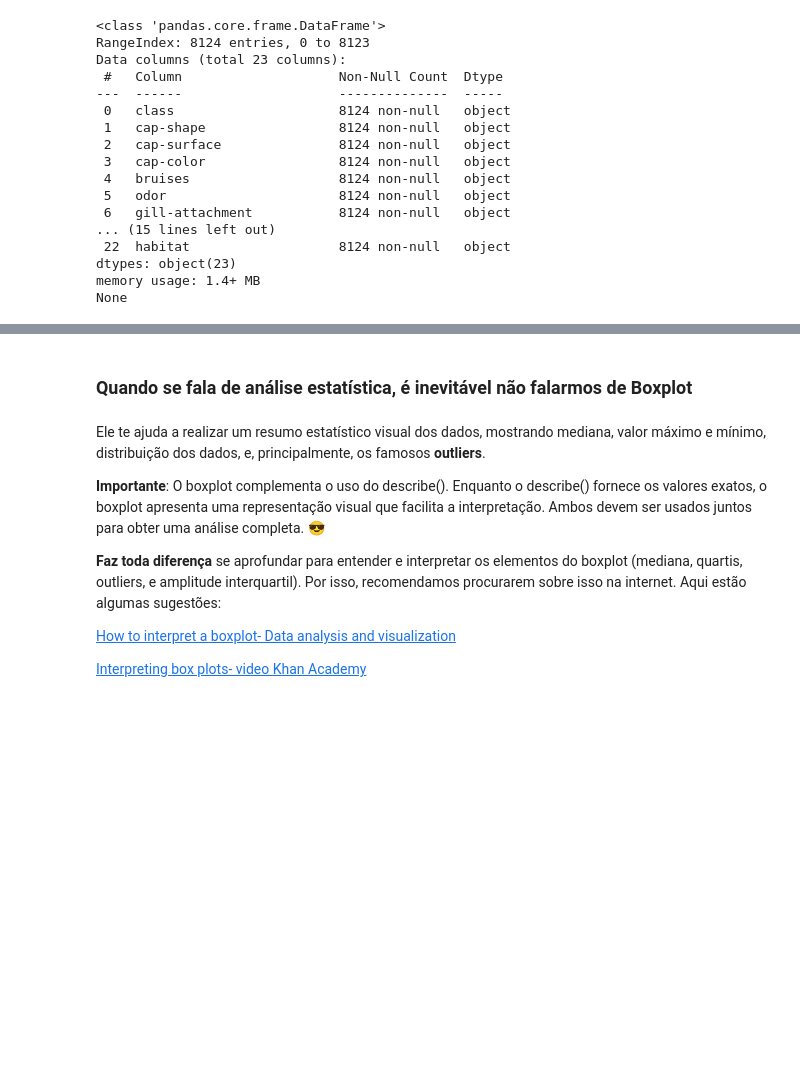
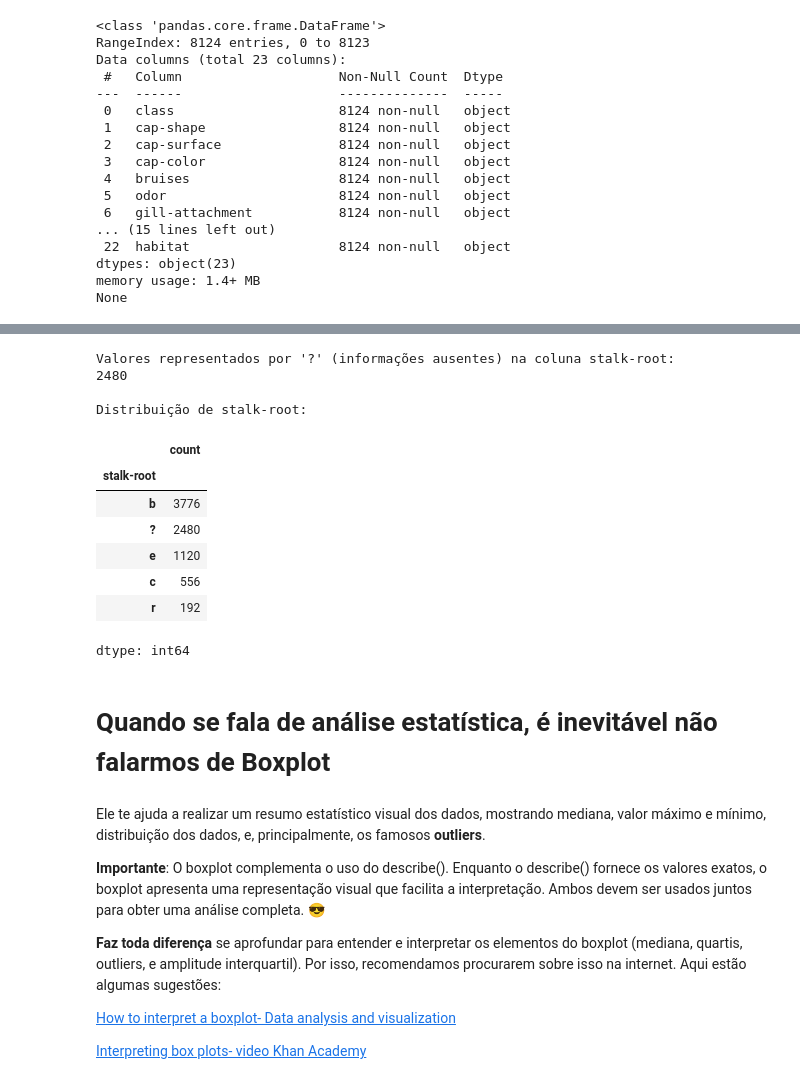
Before and after one commit to Walisson-Sales/Atividade-de-Analise-Exploratoria-de-Dados, a Jupyter notebook: notebook_EDA.ipynb, the cells around one changed output, grey strips where cells are left out. Cells and saved outputs as stored; diff of their text form; code cells hidden in the pictures; blank space fills up the shorter version.

```diff
--- a/notebook_EDA.ipynb
+++ b/notebook_EDA.ipynb
@@ -417,5 +445,24 @@ freq          7488      3968              2388       4040    3148
+# %%
+print("Valores representados por '?' (informações ausentes) na coluna stalk-root:")
+print((df["stalk-root"] == "?").sum())
+
+print("\nDistribuição de stalk-root:")
+display(df["stalk-root"].value_counts())
+# %% [output]
+Valores representados por '?' (informações ausentes) na coluna stalk-root:
+2480
+
+Distribuição de stalk-root:
+|  | count |
+| stalk-root |  |
+| b | 3776 |
+| ? | 2480 |
+| e | 1120 |
+| c | 556 |
+| r | 192 |
+dtype: int64
 # %% [markdown]
-### Quando se fala de análise estatística, é inevitável não falarmos de **Boxplot**
+# Quando se fala de análise estatística, é inevitável não falarmos de **Boxplot**
 # %% [markdown]
 Ele te ajuda a realizar um resumo estatístico visual dos dados, mostrando mediana, valor máximo e mínimo, distribuição dos dados, e, principalmente, os famosos **outliers**.
 
```
Also changed, not shown: parts of 12 cells of this notebook.
